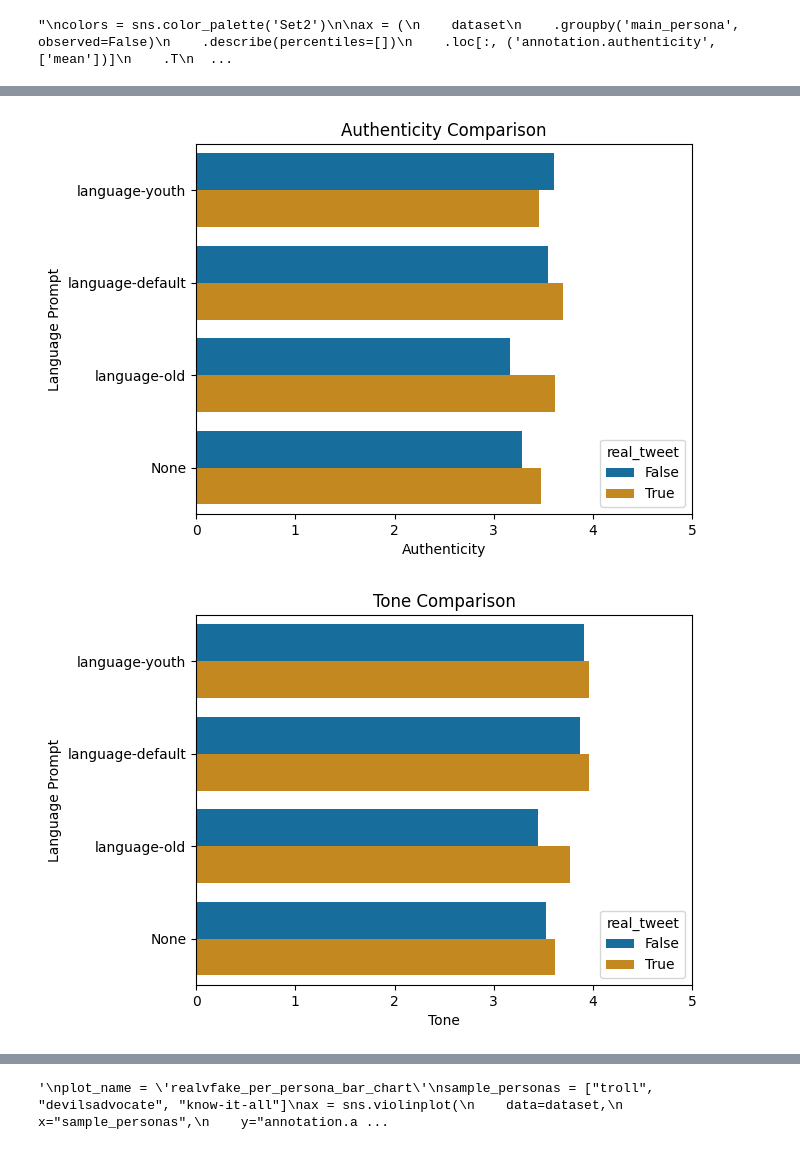
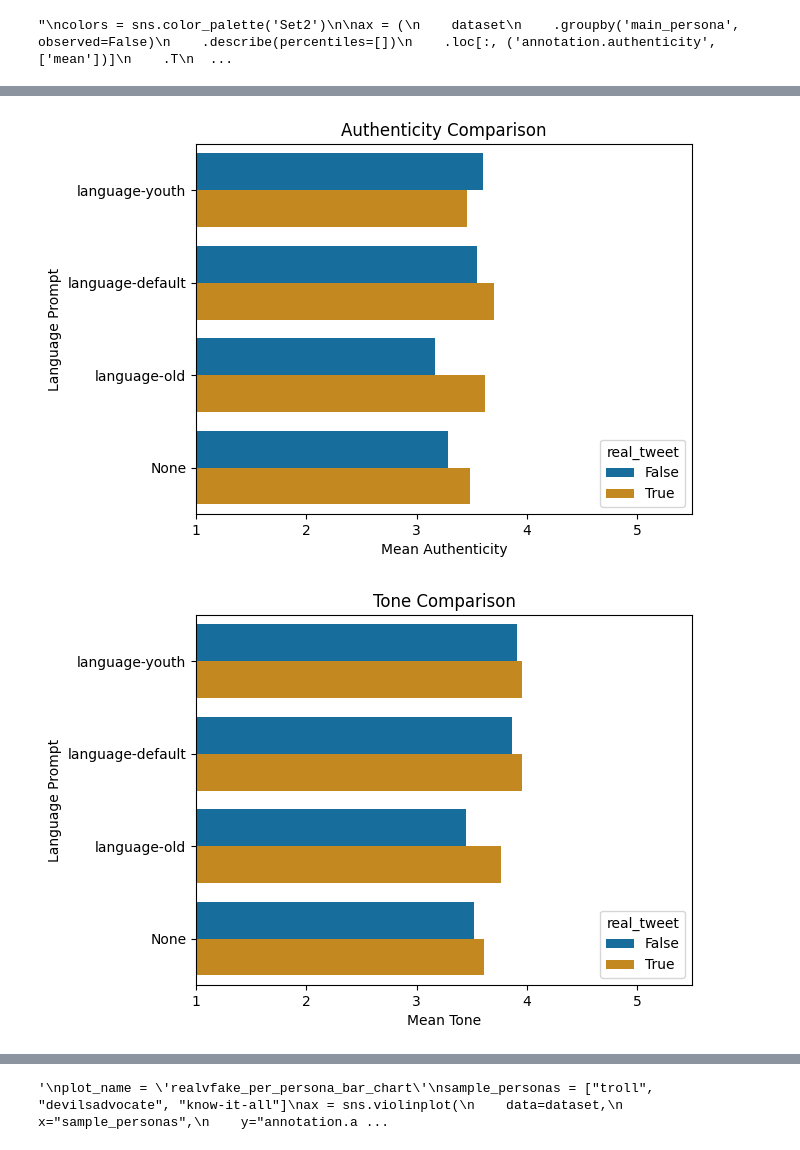
Before and after one commit to JanSt-nobot/TWON-Agents-RCS, a Jupyter notebook: experiments/RCS/0.1-Data-Processing.ipynb, the cells around one changed output, grey strips where cells are left out. Saved outputs shown, nothing was run; the diff lists cells and outputs as text; code cells hidden in the pictures.

```diff
--- a/experiments/RCS/0.1-Data-Processing.ipynb
+++ b/experiments/RCS/0.1-Data-Processing.ipynb
@@ -313,28 +322,30 @@ ax = sns.displot(
 # %%
 # compare authenticity between real and generated tweets depending on language prompt
 plot_name = 'authenticity_realvfake_per_language_bar_chart'
 colors = sns.color_palette('colorblind')
 ax = sns.barplot(y='language_prompt', x='annotation.authenticity', hue='real_tweet', data=dataset, palette=colors, errorbar=None)
-ax.set_xlim(0, 5)  # Set x-axis limit to 5
+ax.set_xlim(1, 5.5)  # Set x-axis limit to 5
 ax.set_title('Authenticity Comparison')
 ax.set_ylabel('Language Prompt')
-ax.set_xlabel('Authenticity')
+ax.set_xlabel('Mean Authenticity')
 sns.move_legend(ax, "lower right")
+ax.set_xticks(range(1, 6))
 ax.get_figure().savefig(f'{OUT_PATH}/{plot_name}.png', format="png", bbox_inches="tight")
 # %% [output]
-[figure, old version]
+[figure, new version]
 # %%
 # compare tone between real and fake tweets depending on language prompt
 plot_name = 'tone_realvfake_per_language_bar_chart'
 colors = sns.color_palette('colorblind')
 ax = sns.barplot(y='language_prompt', x='annotation.tone', hue='real_tweet', data=dataset, palette=colors, errorbar=None)
-ax.set_xlim(0, 5)  # Set x-axis limit to 5
+ax.set_xlim(1, 5.5)  # Set x-axis limit to 5
 ax.set_title('Tone Comparison')
-ax.set_xlabel('Tone')
+ax.set_xlabel('Mean Tone')
 ax.set_ylabel('Language Prompt')
 sns.move_legend(ax, "lower right")
+ax.set_xticks(range(1, 6))
 ax.get_figure().savefig(f'{OUT_PATH}/{plot_name}.png', format="png", bbox_inches="tight")
 # %% [output]
-[figure, old version]
+[figure, new version]
 # %%
 # compare tone between language prompt and no language prompt depending on language prompt
```
Also changed, not shown: parts of 13 cells of this notebook, 14 other files.
